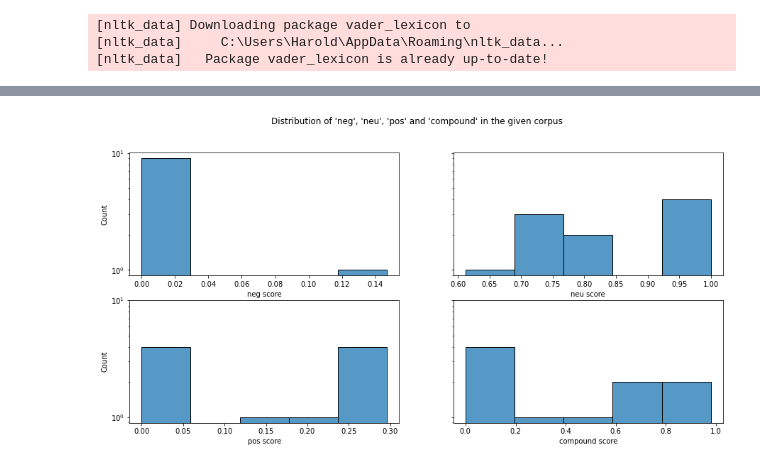
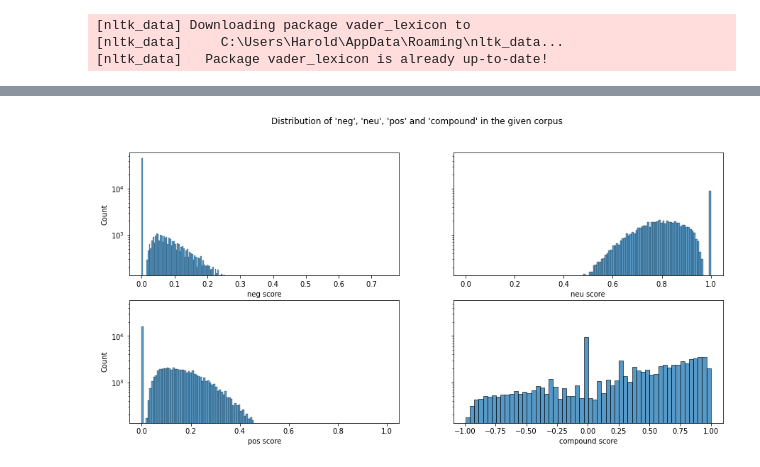
Before and after one commit to epfl-ada/ada-2021-project-adada-sur-mon-bidet, a Jupyter notebook: sentiment_analysis.ipynb, the cells around one changed output, grey strips where cells are left out. Cells and saved outputs as stored; diff of their text form; code cells hidden in the pictures.

Commit message:
finish sentiment analysis.ipynb

```diff
--- a/sentiment_analysis.ipynb
+++ b/sentiment_analysis.ipynb
@@ -69,2 +55,7 @@ df = pd.read_pickle("df2017_0")
+# %%
+## Setting up a sample dataframe
+
+df = pd.read_pickle("df2017_0")
+df['compound'] = df.quotation.apply(lambda x : sia.polarity_scores(x)['compound'])
 # %%
 def analyze_sentiment(text):
@@ -77,5 +75,15 @@ def analyze_sentiment(text):
 # %%
 def plot_sentiment_hist(df,sentiment='compound',all=False):
+    """"
+    Given the dataframe with quotations, plots the distribution of a given component of polarity_scores() or all components.
+
+    Args:
+        df (pd.DataFrame): Dataframe with quotations
+        sentiment (str, optional): Can be 'pos' , 'neg', 'neu' or 'compound'. Defaults to 'compound'. Is ignored if all=True
+        all (bool, optional): if true, plot the distribution of all components. Defaults to False.
+    """
+
+    sia = SentimentIntensityAnalyzer()
 
     if all:
         f,a = plt.subplots(2,2,figsize=(15,7),sharey=True)
@@ -99,4 +147,4 @@ def plot_sentiment_hist(df,sentiment='compound',all=False):
 # %%
-plot_sentiment_hist(df[0:10],sentiment='pos', all=True)
+plot_sentiment_hist(df,all=True)
 # %% [output]
-[figure, old version]
+[figure, new version]
```
Also changed, not shown: parts of 9 cells of this notebook.
